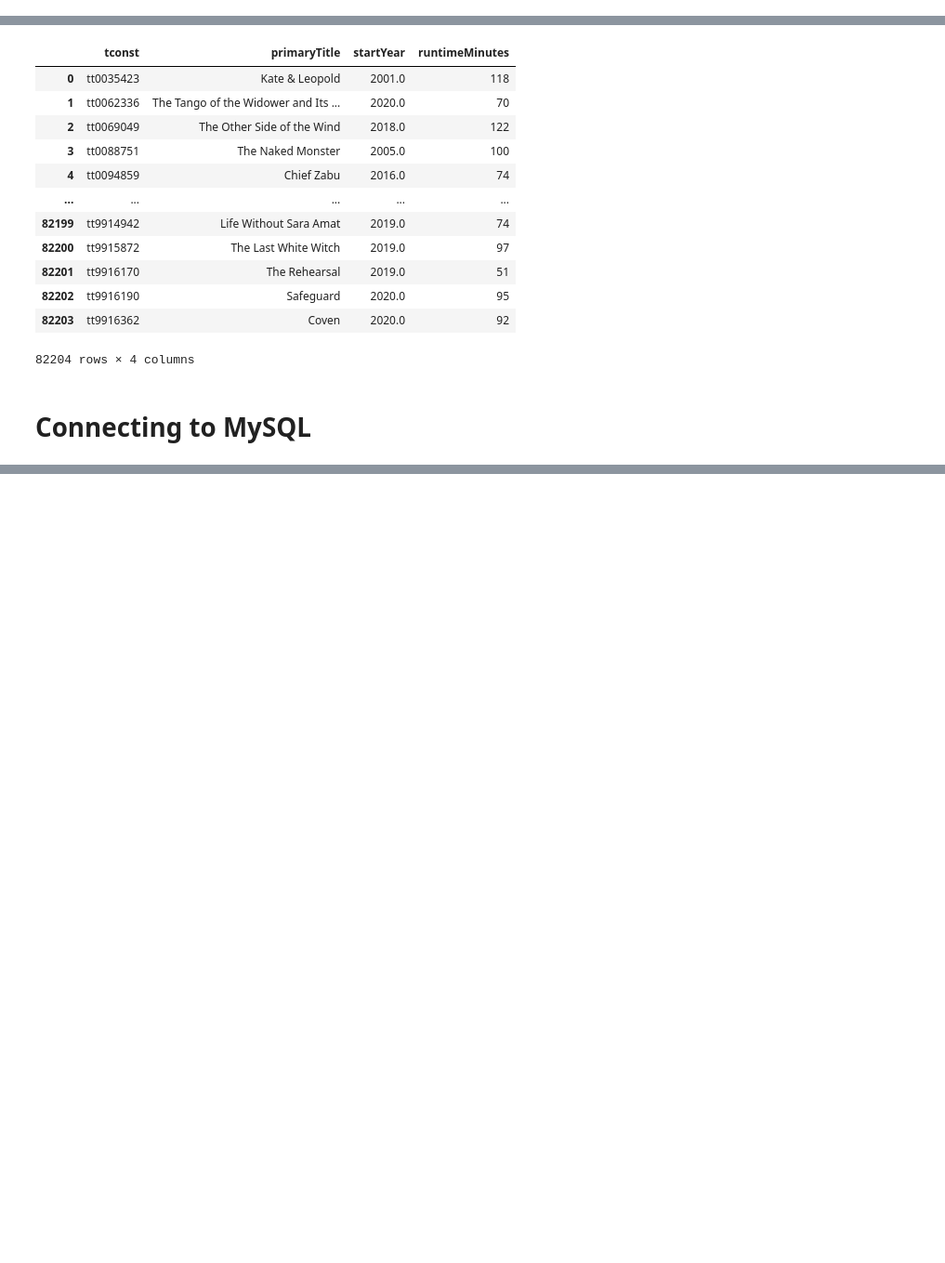
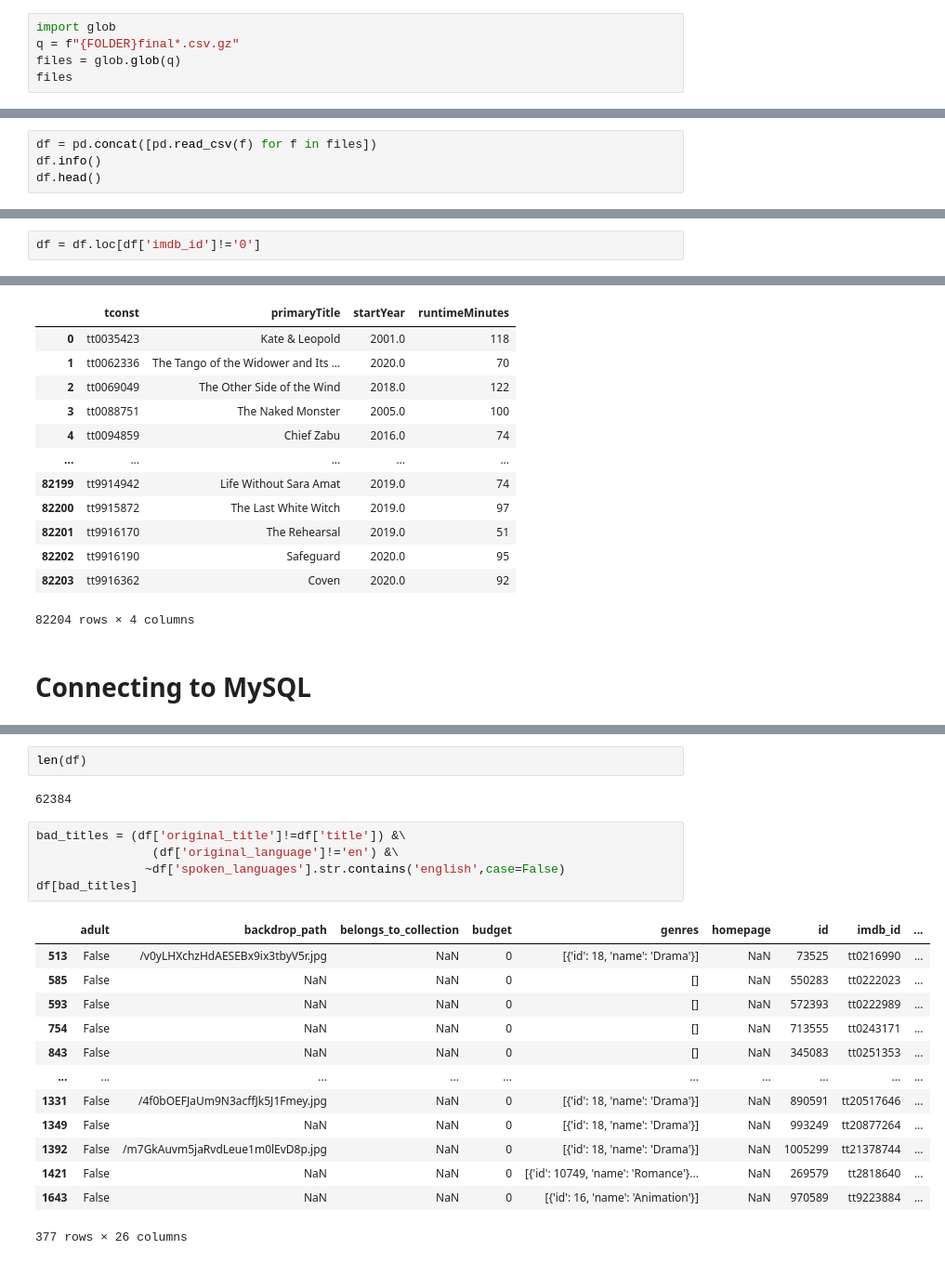
Before and after one commit to cole-beach/What-Makes-A-Movie-Successful, a Jupyter notebook: What Makes a Movie Successful - Part 03 - Creating SQL Database.ipynb, the cells around one changed output, grey strips where cells are left out. Shown at 93% size. Drawn from its saved outputs; the diff is of its cells as text; blank space fills up the shorter version.

```diff
--- a/What Makes a Movie Successful - Part 03 - Creating SQL Database.ipynb
+++ b/What Makes a Movie Successful - Part 03 - Creating SQL Database.ipynb
@@ -202,0 +205,5 @@ memory usage: 1.5+ MB
+# %%
+import glob
+q = f"{FOLDER}final*.csv.gz"
+files = glob.glob(q)
+files
@@ -202,0 +228,4 @@ memory usage: 1.5+ MB
+# %%
+df = pd.concat([pd.read_csv(f) for f in files])
+df.info()
+df.head()
@@ -203,3 +256,5 @@ memory usage: 1.5+ MB
+# %%
+df = df.loc[df['imdb_id']!='0']
 # %% [markdown]
 # Transform
 # %% [markdown]
@@ -423,0 +672,23 @@ SyntaxError: EOL while scanning string literal (192832250.py, line 3)
+# %%
+len(df)
+# %% [output]
+62384
+# %%
+bad_titles = (df['original_title']!=df['title']) &\
+                (df['original_language']!='en') &\
+               ~df['spoken_languages'].str.contains('english',case=False)
+df[bad_titles]
+# %% [output]
+|  | adult | backdrop_path | belongs_to_collection | budget | genres | homepage | id | imdb_id | ... |
+| 513 | False | /v0yLHXchzHdAESEBx9ix3tbyV5r.jpg | NaN | 0 | [{'id': 18, 'name': 'Drama'}] | NaN | 73525 | tt0216990 | ... |
+| 585 | False | NaN | NaN | 0 | [] | NaN | 550283 | tt0222023 | ... |
+| 593 | False | NaN | NaN | 0 | [] | NaN | 572393 | tt0222989 | ... |
+| 754 | False | NaN | NaN | 0 | [] | NaN | 713555 | tt0243171 | ... |
+| 843 | False | NaN | NaN | 0 | [] | NaN | 345083 | tt0251353 | ... |
+| ... | ... | ... | ... | ... | ... | ... | ... | ... | ... |
+| 1331 | False | /4f0bOEFJaUm9N3acffJk5J1Fmey.jpg | NaN | 0 | [{'id': 18, 'name': 'Drama'}] | NaN | 890591 | tt20517646 | ... |
+| 1349 | False | NaN | NaN | 0 | [{'id': 18, 'name': 'Drama'}] | NaN | 993249 | tt20877264 | ... |
+| 1392 | False | /m7GkAuvm5jaRvdLeue1m0lEvD8p.jpg | NaN | 0 | [{'id': 18, 'name': 'Drama'}] | NaN | 1005299 | tt21378744 | ... |
+| 1421 | False | NaN | NaN | 0 | [{'id': 10749, 'name': 'Romance'}... | NaN | 269579 | tt2818640 | ... |
+| 1643 | False | NaN | NaN | 0 | [{'id': 16, 'name': 'Animation'}] | NaN | 970589 | tt9223884 | ... |
+377 rows × 26 columns
```
Also changed, not shown: parts of 39 cells of this notebook.
